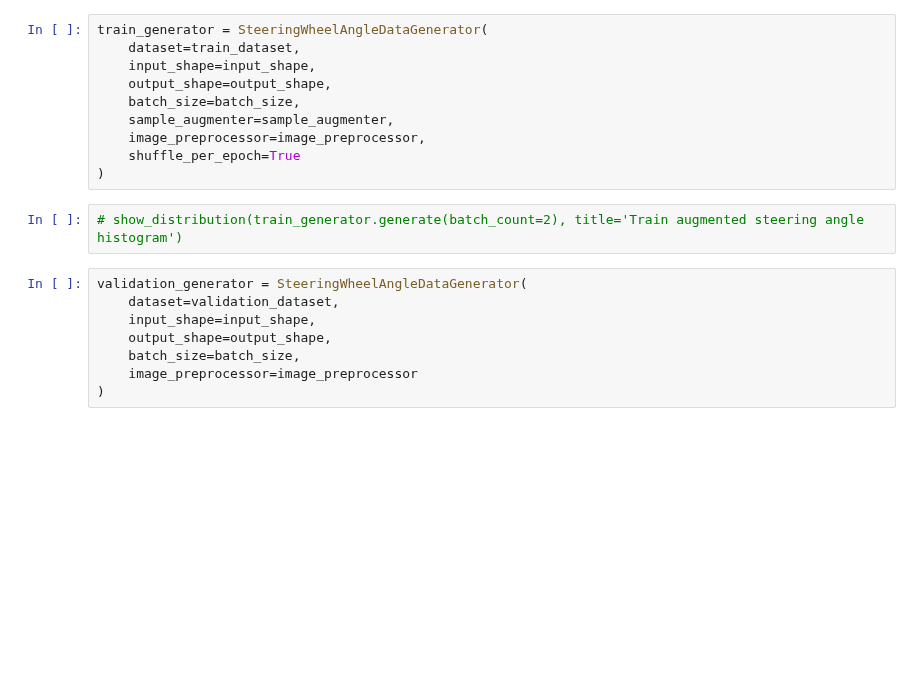
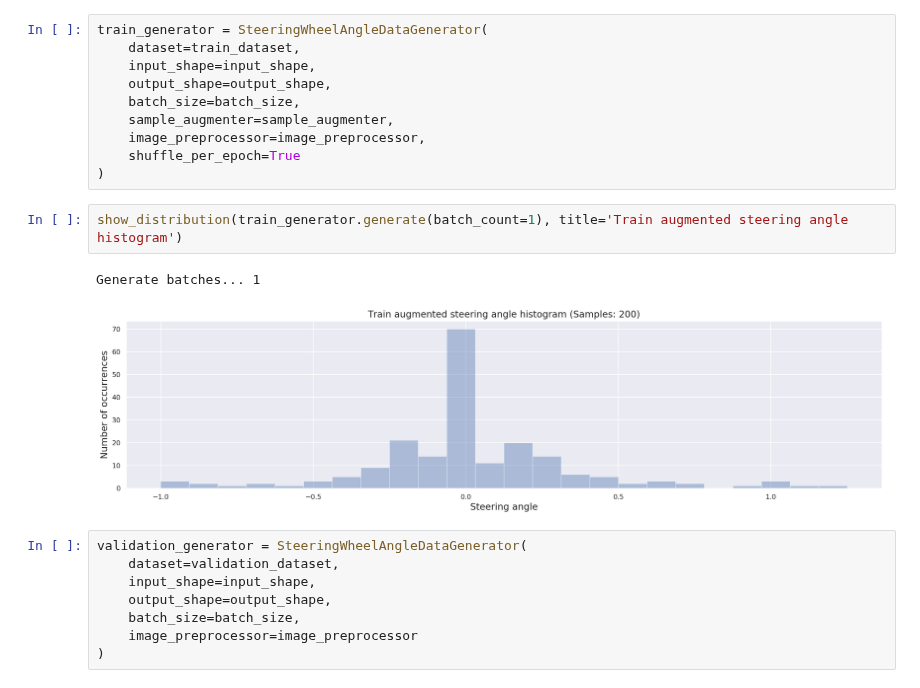
Before and after one commit to adrianmarino/self-driving-car-model, a Jupyter notebook: model-analysis.ipynb, the cells around one changed output. Saved outputs shown, nothing was run; the diff lists cells and outputs as text; blank space fills up the shorter version.

```diff
--- a/model-analysis.ipynb
+++ b/model-analysis.ipynb
@@ -269,7 +282,10 @@ train_generator = SteeringWheelAngleDataGenerator(
     shuffle_per_epoch=True
 )
 # %%
-# show_distribution(train_generator.generate(batch_count=2), title='Train augmented steering angle histogram')
+show_distribution(train_generator.generate(batch_count=1), title='Train augmented steering angle histogram')
+# %% [output]
+Generate batches... 1
+[figure, added]
 # %%
 validation_generator = SteeringWheelAngleDataGenerator(
     dataset=validation_dataset,
```
Also changed, not shown: parts of 17 cells of this notebook, 6 other files.
